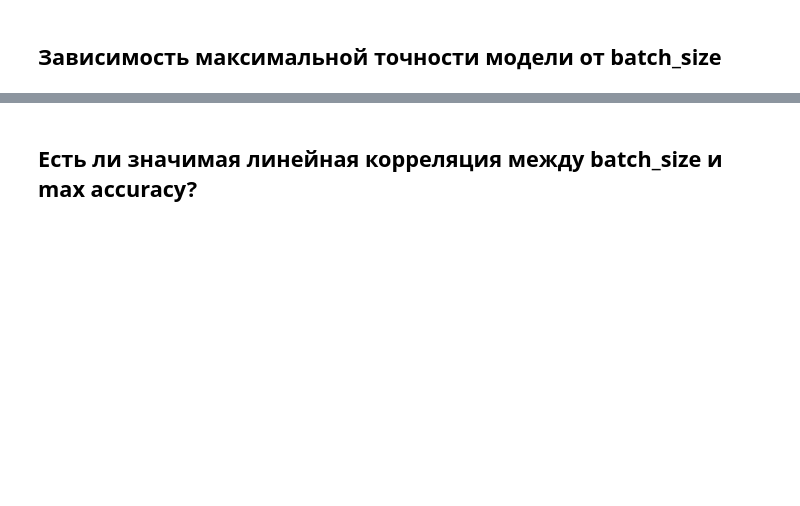
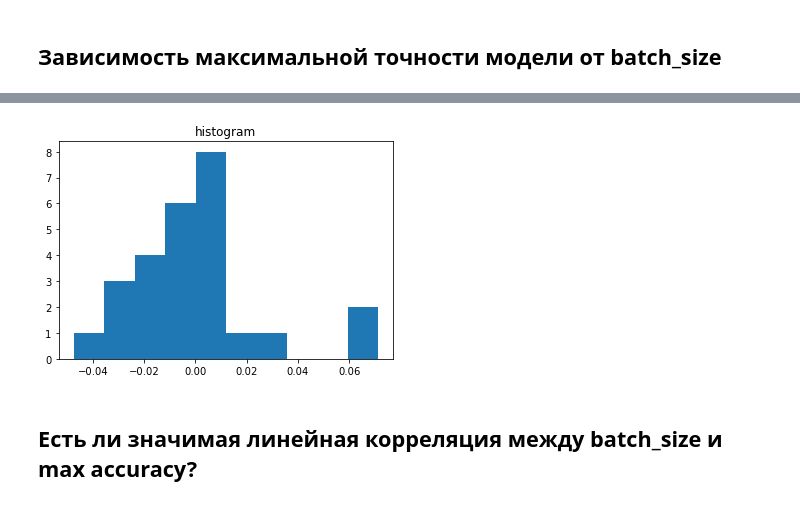
Before and after one commit to Koziev/chatbot, a Jupyter notebook: PyModels/Визуализация влияния batch_size на обучение wordchar2vector.ipynb, the cells around one changed output, grey strips where cells are left out. Drawn from its saved outputs; the diff is of its cells as text; code cells hidden in the pictures; blank space fills up the shorter version.

```diff
--- a/PyModels/Визуализация влияния batch_size на обучение wordchar2vector.ipynb
+++ b/PyModels/Визуализация влияния batch_size на обучение wordchar2vector.ipynb
@@ -222,3 +237,11 @@ plt.show()
+# %%
+# Гистограмма показывает, что отклонения несимметричны, видимо нужно повысить порядок
+# приближающего полинома. Но для нашей ограниченной выборки это ничего хорошего не даст.
+plt.hist(deltas)
+plt.title("histogram")
+plt.show()
+# %% [output]
+[figure, added]
 # %% [markdown]
 ## Есть ли значимая линейная корреляция между batch_size и max accuracy?
 # %%
```
Also changed, not shown: parts of 18 cells of this notebook, 4 other files.
